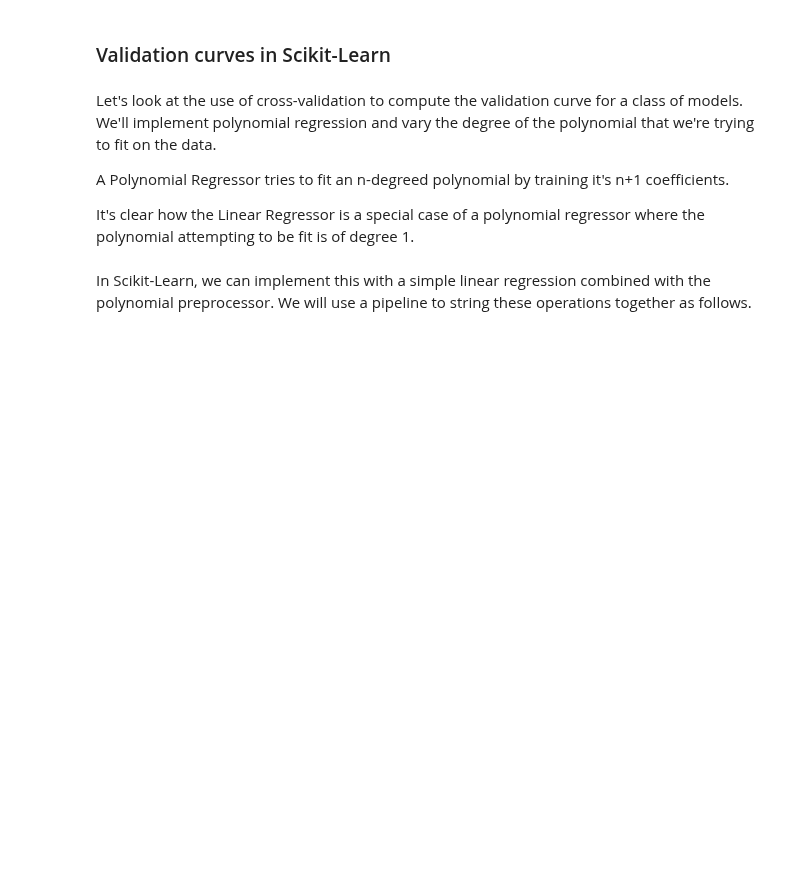
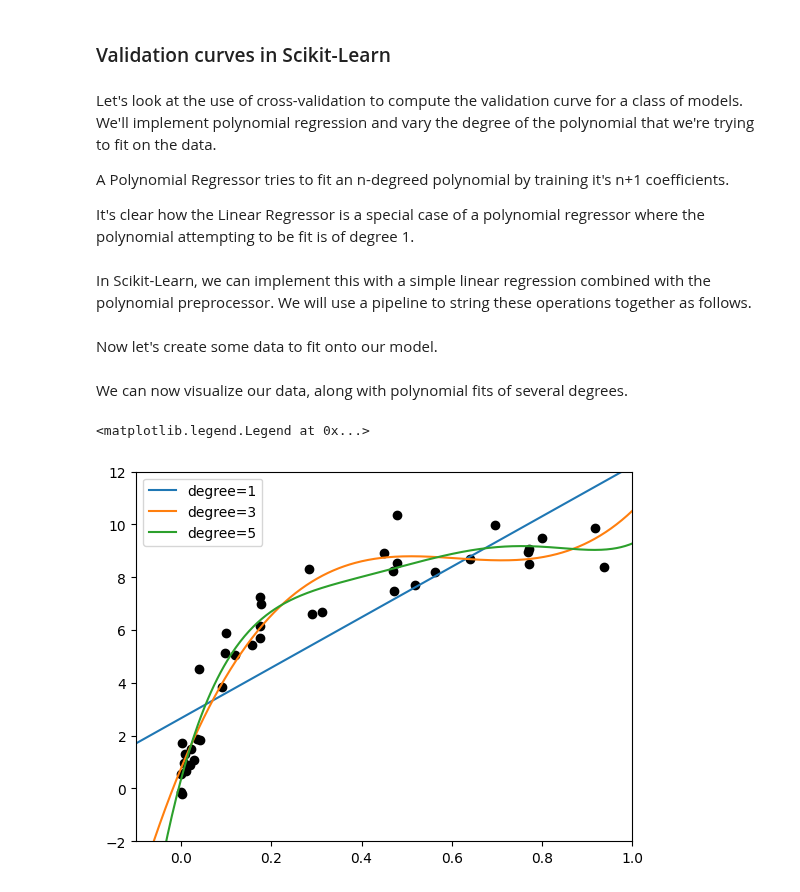
Before and after one commit to denis-james/Self-Learning, a Jupyter notebook: Machine Learning/2. Hyperparameters and Model Validation.ipynb, the cells around one changed output. Cells and saved outputs as stored; diff of their text form; code cells hidden in the pictures; blank space fills up the shorter version.

Commit message:
Learning Curves

```diff
--- a/Machine Learning/2. Hyperparameters and Model Validation.ipynb
+++ b/Machine Learning/2. Hyperparameters and Model Validation.ipynb
@@ -224,3 +224,36 @@ def PolynomialRegression(degree=2, **kwargs):
         PolynomialFeatures(degree),
         LinearRegression(**kwargs)
     )
+# %% [markdown]
+Now let's create some data to fit onto our model.
+# %%
+import numpy as np
+
+def make_data(N,err=1.0,rseed=1):
+    #randomly sample the data
+    rng=np.random.RandomState(rseed)
+    x=rng.rand(N,1)**2
+    y=10-1/(x.ravel()+.1)
+    if err>0:
+        y+=err*rng.randn(N)
+    return x,y
+
+x,y=make_data(40)
+# %% [markdown]
+We can now visualize our data, along with polynomial fits of several degrees.
+# %%
+import matplotlib.pyplot as plt, seaborn
+
+x_test=np.linspace(-.1,1.1,500)[:,None]
+plt.scatter(x.ravel(),y,color='k')
+axis=plt.axis()
+for degree in [1,3,5]:
+    y_test=PolynomialRegression(degree).fit(x,y).predict(x_test)
+    plt.plot(x_test.ravel(),y_test,label='degree={0}'.format(degree))
+
+plt.xlim(-.1,1)
+plt.ylim(-2,12)
+plt.legend(loc='best')
+# %% [output]
+<matplotlib.legend.Legend at 0x...>
+[figure, added]
```
Also changed, not shown: parts of 5 cells of this notebook.
